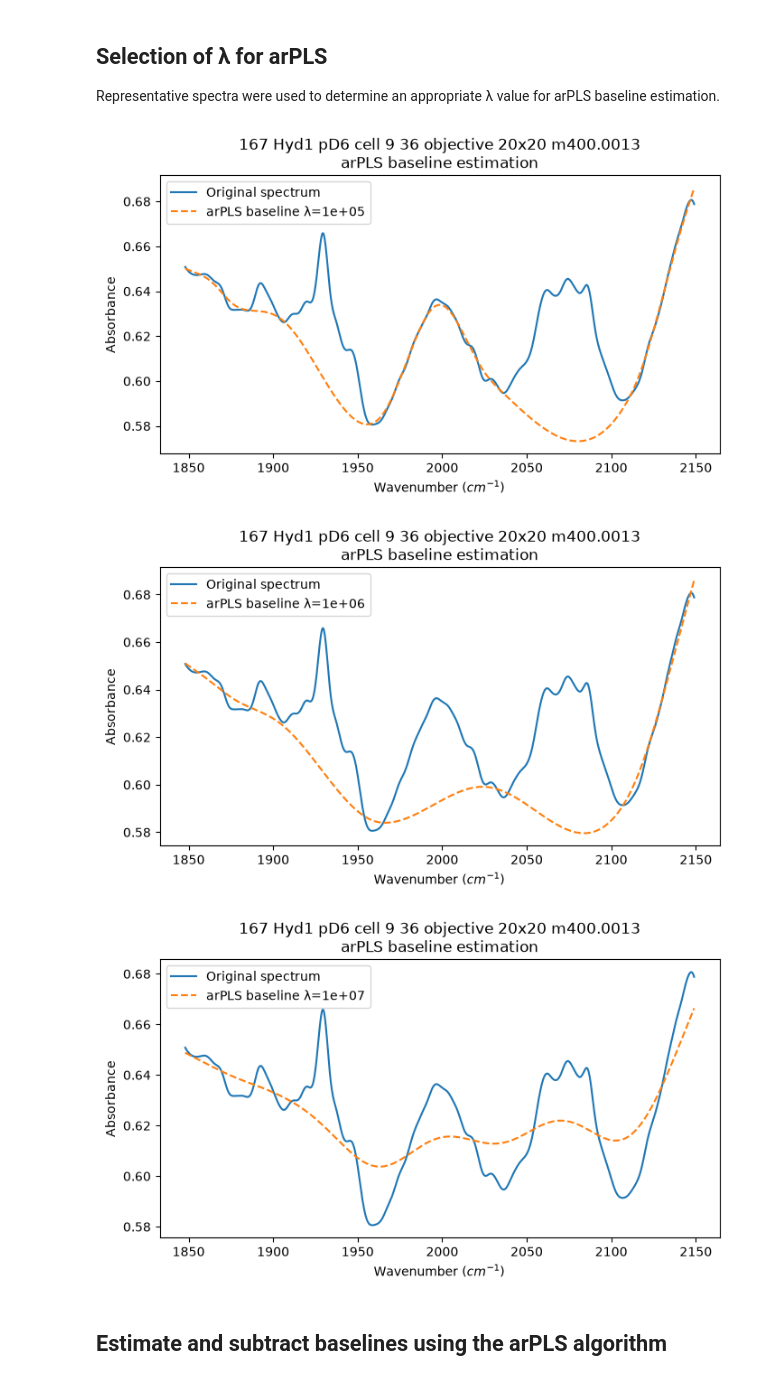
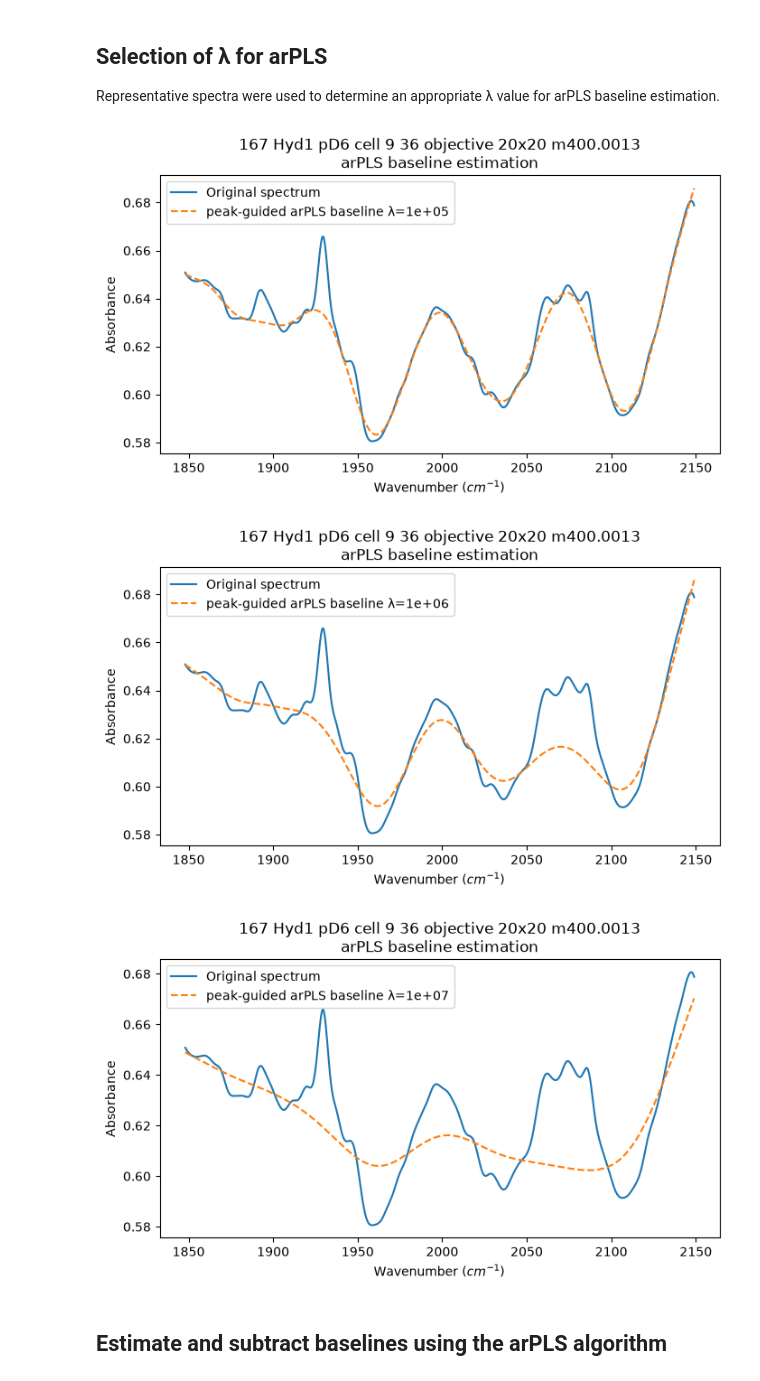
Before and after one commit to uw-ssec/ProSpecPy, a Jupyter notebook: docs/workflow_demo.ipynb, the cells around one changed output. Saved outputs shown, nothing was run; the diff lists cells and outputs as text; code cells hidden in the pictures.

```diff
--- a/docs/workflow_demo.ipynb
+++ b/docs/workflow_demo.ipynb
@@ -106,28 +104,38 @@ Second derivative csv data saved to ../output_plots//pD6/173 Hyd1 pD6 cell 9 36
 Representative spectra were used to determine an appropriate λ value for arPLS baseline estimation.
 # %%
 test_object = FILL_IN_raw_data[0]
+
+# peak_finder
+test_object.peak_finder(0.35)
 
 raw_x, raw_y = raw_spline(
     test_object.get_subtracted_spectra_wavenumber(),
     test_object.get_subtracted_spectra_absorbance()
 )
 
-for lam in [1e5, 1e6, 1e7]:
-    baseline = arpls_baseline(raw_y, lam=lam)
+peak_wavenumbers = test_object.second_deriv_peak_dict["peak_wavenumber"]
+
+for lam in [1e5, 1e6, 1e7]: # try different values, le5 is the best one
+    baseline = arpls_baseline_second_deriv_weights(
+        raw_y,
+        raw_x,
+        peak_wavenumbers,
+        lam=lam,
+    )
 
     plt.figure(figsize=(8, 4))
     plt.plot(raw_x, raw_y, label="Original spectrum")
-    plt.plot(raw_x, baseline, "--", label=f"arPLS baseline λ={lam:.0e}")
+    plt.plot(raw_x, baseline, "--", label=f"peak-guided arPLS baseline λ={lam:.0e}")
 
     plt.xlabel("Wavenumber ($cm^{-1}$)")
     plt.ylabel("Absorbance")
     plt.title(f"{test_object.sample_name}\narPLS baseline estimation")
     plt.legend()
     plt.show()
 # %% [output]
-[figure, old version]
+[figure, new version]
-[figure, old version]
+[figure, new version]
-[figure, old version]
+[figure, new version]
 # %% [markdown]
 ## Estimate and subtract baselines using the arPLS algorithm
 # %%
```
Also changed, not shown: parts of 5 cells of this notebook, 2 other files.
